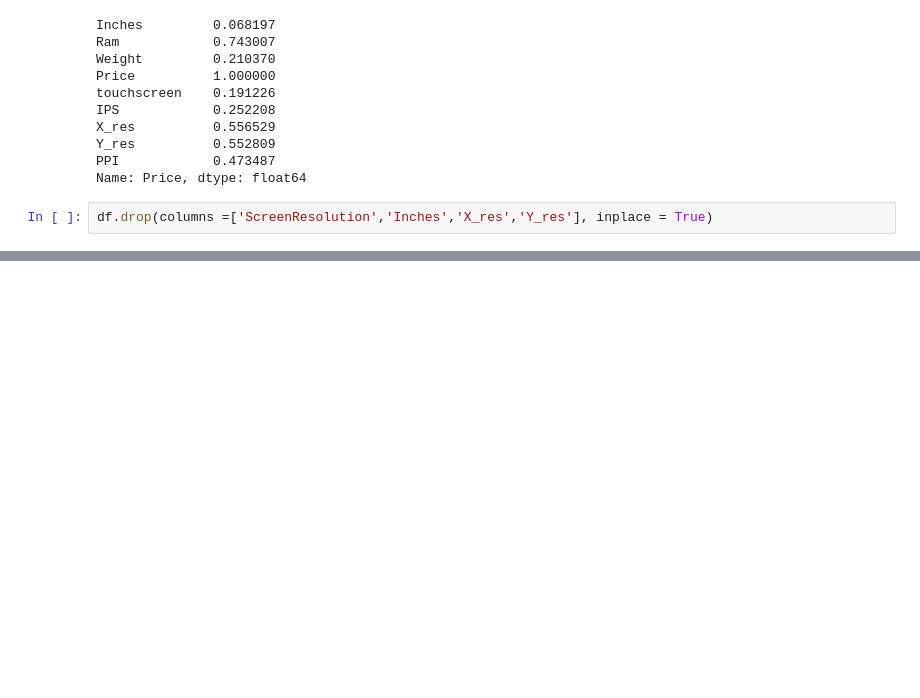
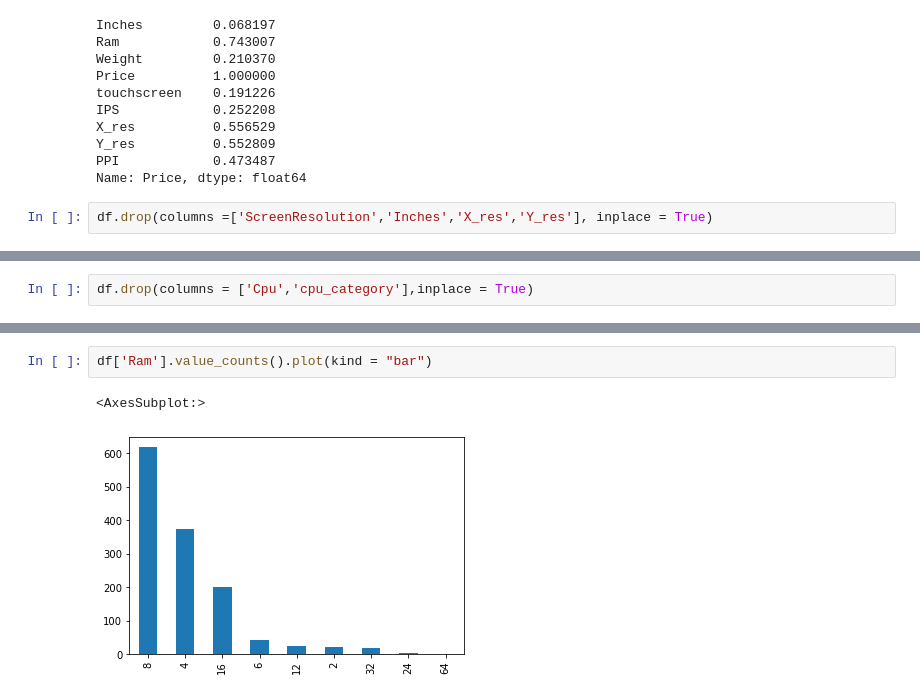
Before and after one commit to Prateekbangwal/laptop_price_prediction, a Jupyter notebook: data_eda.ipynb, the cells around one changed output, grey strips where cells are left out. Cells and saved outputs as stored; diff of their text form; blank space fills up the shorter version.

```diff
--- a/data_eda.ipynb
+++ b/data_eda.ipynb
@@ -388,0 +452,2 @@ Name: Cpu, Length: 118, dtype: int64
+# %%
+df.drop(columns = ['Cpu','cpu_category'],inplace = True)
@@ -388,0 +463,5 @@ Name: Cpu, Length: 118, dtype: int64
+# %%
+df['Ram'].value_counts().plot(kind = "bar")
+# %% [output]
+<AxesSubplot:>
+[figure, added]
```
Also changed, not shown: parts of 52 cells of this notebook, 1 other file.
